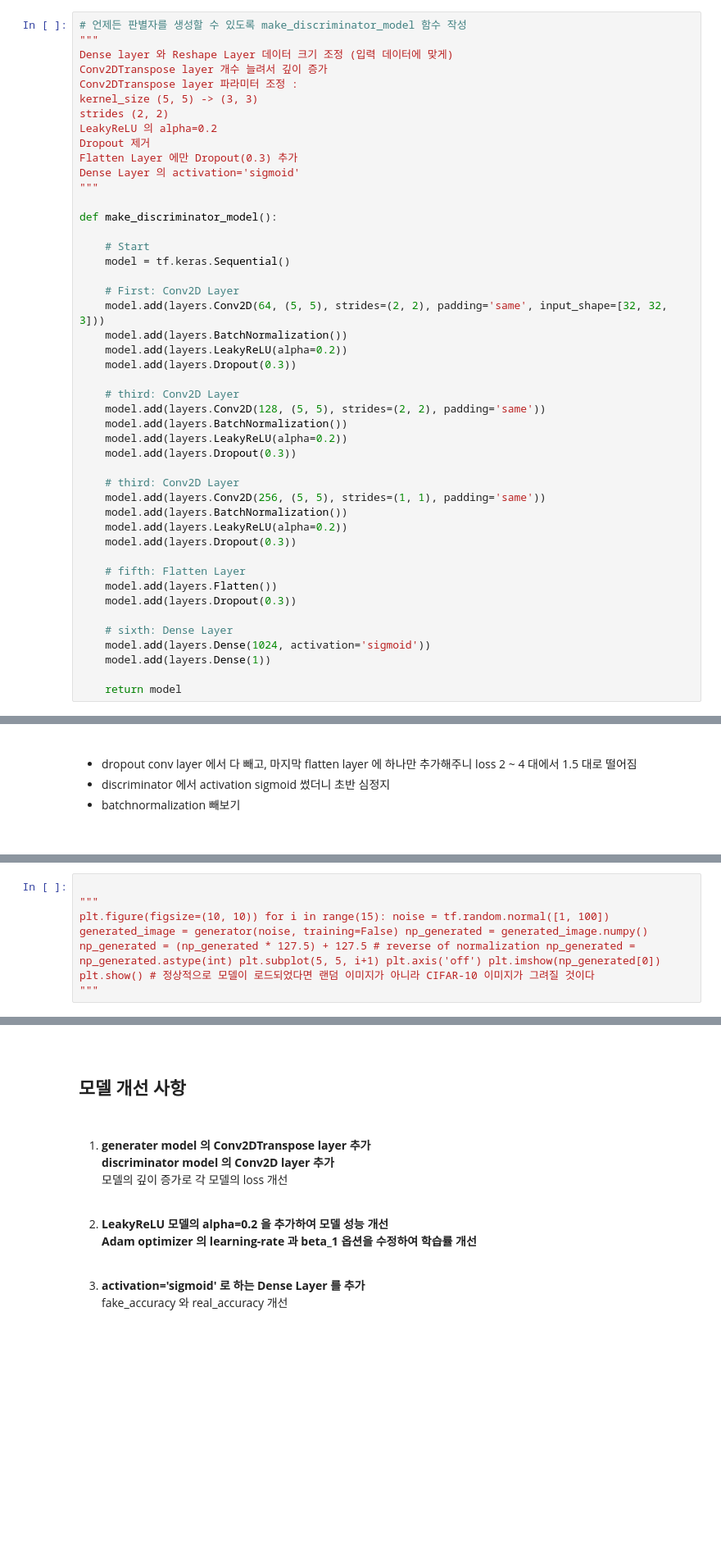
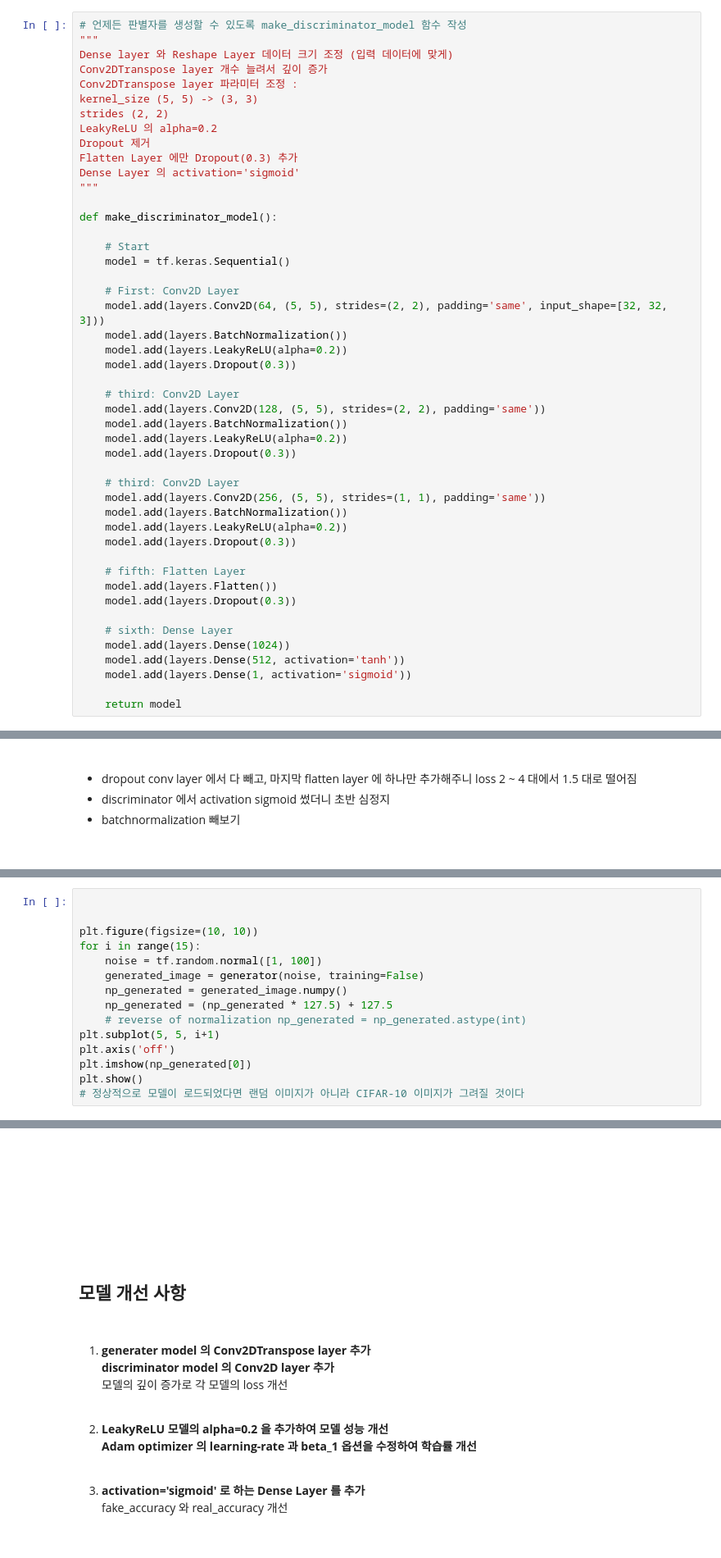
Before and after one commit to doutoury/DCGAN_cifar10, a Jupyter notebook: CIFAR-10_02.ipynb, the cells around one changed output, grey strips where cells are left out. Shown at 82% size. Saved outputs shown, nothing was run; the diff lists cells and outputs as text; blank space fills up the shorter version.

```diff
--- a/CIFAR-10_02.ipynb
+++ b/CIFAR-10_02.ipynb
@@ -324,8 +330,9 @@ def make_discriminator_model():
     model.add(layers.Dropout(0.3))
 
     # sixth: Dense Layer
-    model.add(layers.Dense(1024, activation='sigmoid'))
-    model.add(layers.Dense(1))
+    model.add(layers.Dense(1024))
+    model.add(layers.Dense(512, activation='tanh'))
+    model.add(layers.Dense(1, activation='sigmoid'))
 
     return model
 # %%
@@ -742,6 +792,16 @@ plt.show()  # 정상적으로 모델이 로드되었다면 랜덤 이미지가
 # %%
 
-"""
-plt.figure(figsize=(10, 10)) for i in range(15): noise = tf.random.normal([1, 100]) generated_image = generator(noise, training=False) np_generated = generated_image.numpy() np_generated = (np_generated * 127.5) + 127.5 # reverse of normalization np_generated = np_generated.astype(int) plt.subplot(5, 5, i+1) plt.axis('off') plt.imshow(np_generated[0]) plt.show() # 정상적으로 모델이 로드되었다면 랜덤 이미지가 아니라 CIFAR-10 이미지가 그려질 것이다
-"""
+
+plt.figure(figsize=(10, 10))
+for i in range(15):
+    noise = tf.random.normal([1, 100])
+    generated_image = generator(noise, training=False)
+    np_generated = generated_image.numpy()
+    np_generated = (np_generated * 127.5) + 127.5
+    # reverse of normalization np_generated = np_generated.astype(int)
+plt.subplot(5, 5, i+1)
+plt.axis('off')
+plt.imshow(np_generated[0])
+plt.show()
+# 정상적으로 모델이 로드되었다면 랜덤 이미지가 아니라 CIFAR-10 이미지가 그려질 것이다
 # %% [output]
@@ -749,3 +809,4 @@ plt.figure(figsize=(10, 10)) for i in range(15): noise = tf.random.normal([1, 10
+[figure, added]
 # %% [markdown]
 <br>
 
```
Also changed, not shown: parts of 26 cells of this notebook.
